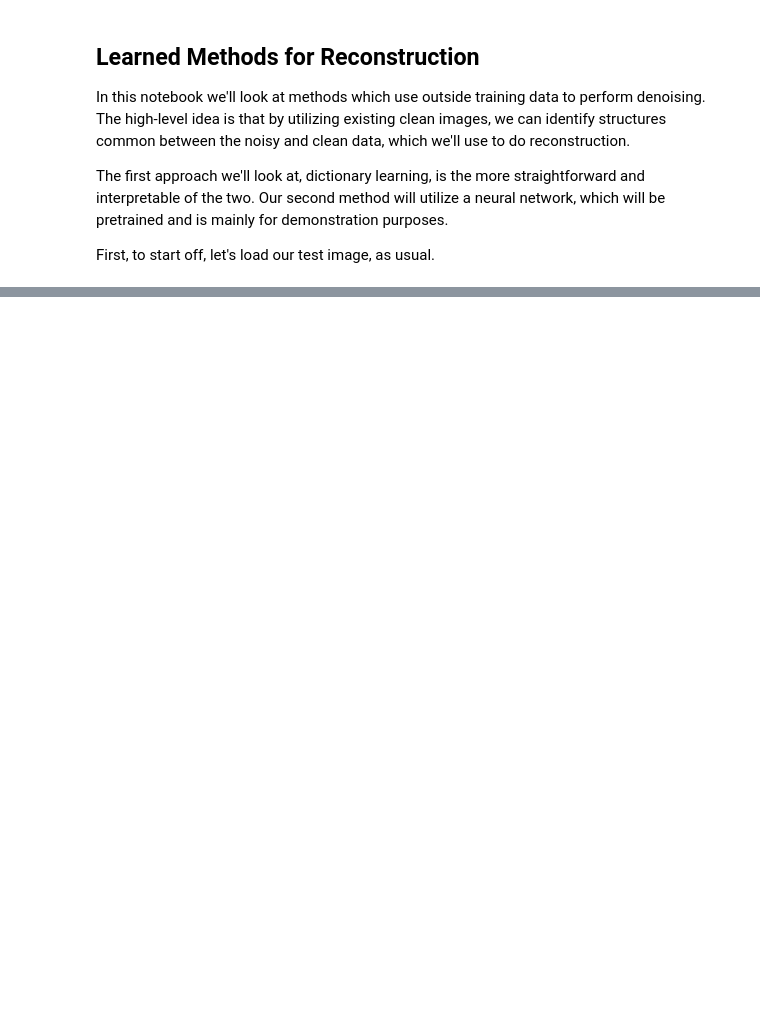
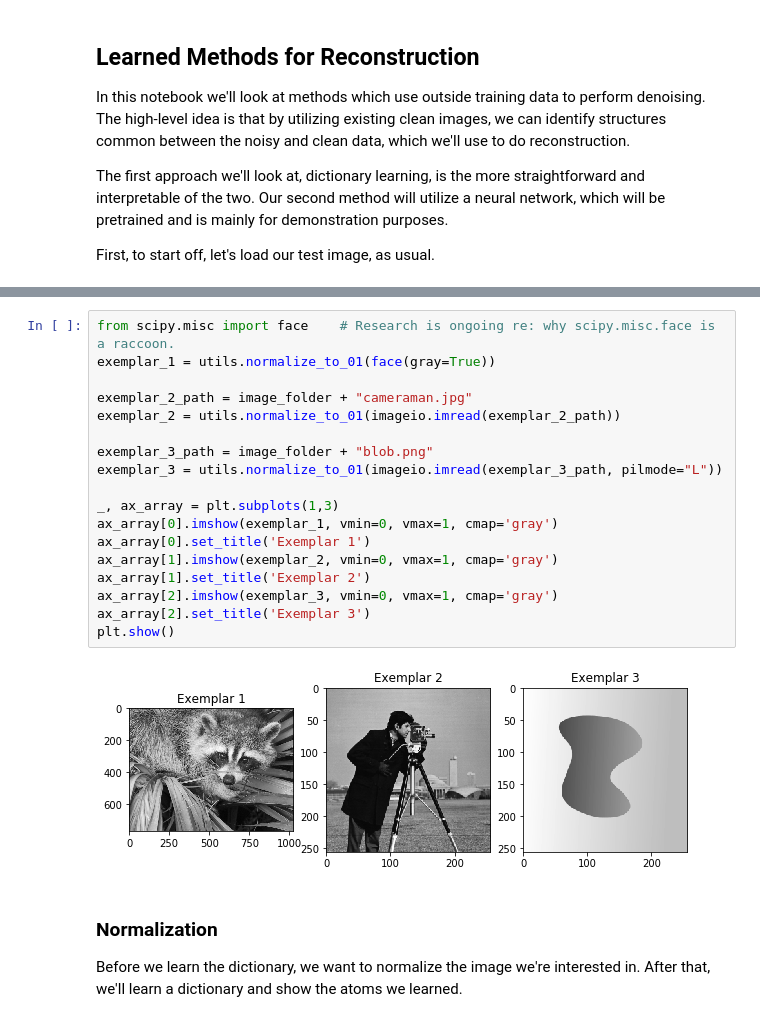
Before and after one commit to dgilton/adsi_computational_imaging, a Jupyter notebook: Dictionary and Deep Learning.ipynb, the cells around one changed output, grey strips where cells are left out. Cells and saved outputs as stored; diff of their text form; blank space fills up the shorter version.

Commit message:
Dictionary learning and README

```diff
--- a/Dictionary and Deep Learning.ipynb
+++ b/Dictionary and Deep Learning.ipynb
@@ -32,0 +38,23 @@ plt.show()
+# %%
+from scipy.misc import face    # Research is ongoing re: why scipy.misc.face is a raccoon.
+exemplar_1 = utils.normalize_to_01(face(gray=True))
+
+exemplar_2_path = image_folder + "cameraman.jpg"
+exemplar_2 = utils.normalize_to_01(imageio.imread(exemplar_2_path))
+
+exemplar_3_path = image_folder + "blob.png"
+exemplar_3 = utils.normalize_to_01(imageio.imread(exemplar_3_path, pilmode="L"))
+
+_, ax_array = plt.subplots(1,3)
+ax_array[0].imshow(exemplar_1, vmin=0, vmax=1, cmap='gray')
+ax_array[0].set_title('Exemplar 1')
+ax_array[1].imshow(exemplar_2, vmin=0, vmax=1, cmap='gray')
+ax_array[1].set_title('Exemplar 2')
+ax_array[2].imshow(exemplar_3, vmin=0, vmax=1, cmap='gray')
+ax_array[2].set_title('Exemplar 3')
+plt.show()
+# %% [output]
+[figure, added]
+# %% [markdown]
+### Normalization
+Before we learn the dictionary, we want to normalize the image we're interested in. After that, we'll learn a dictionary and show the atoms we learned.
```
Also changed, not shown: parts of 11 cells of this notebook, 1 other file.
